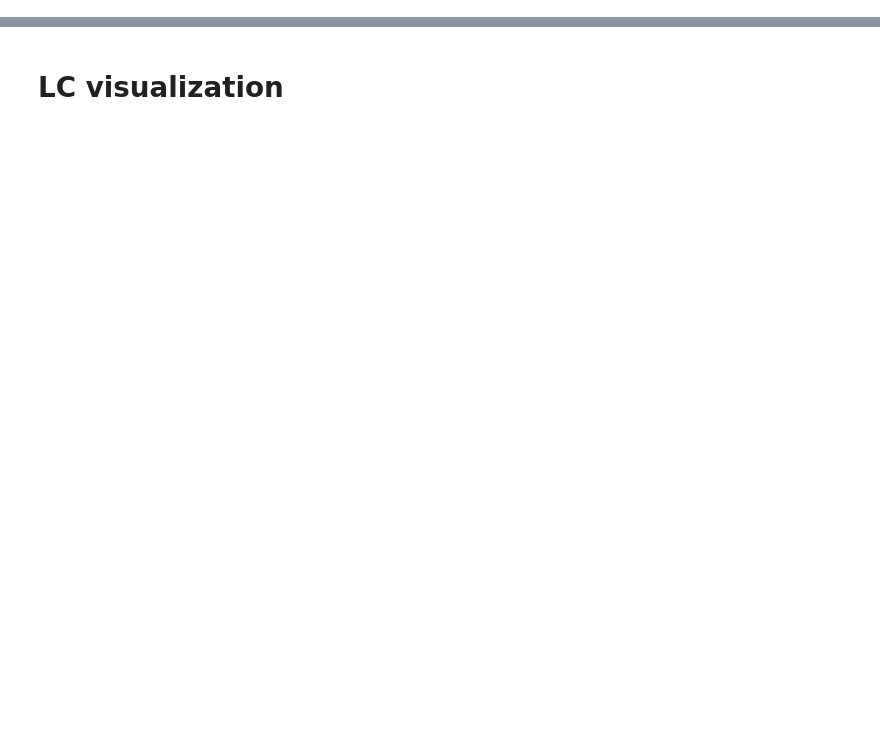
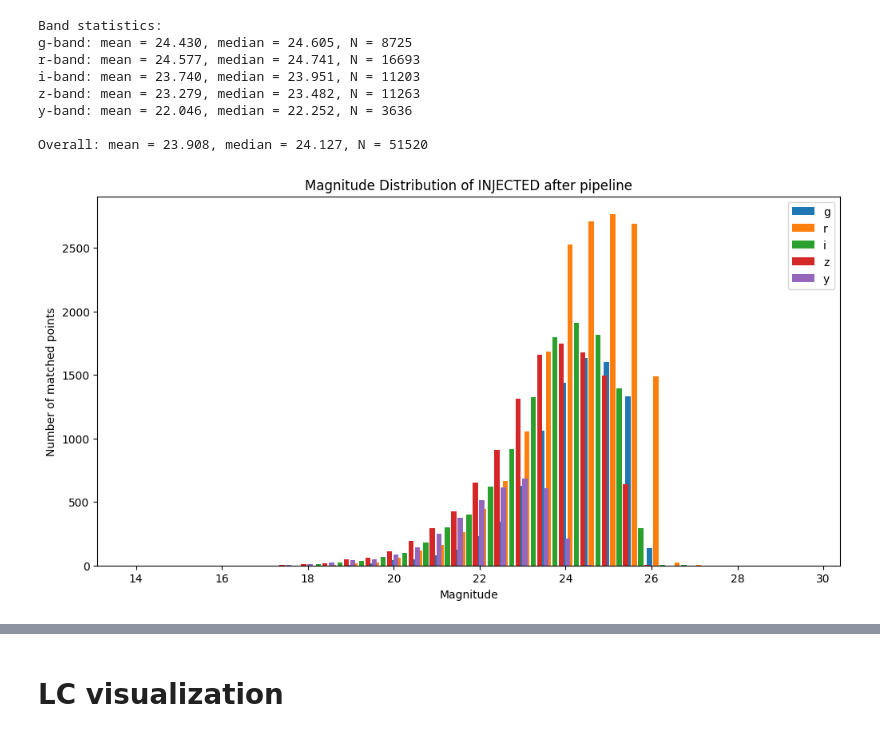
Before and after one commit to rbonnetguerrini/ML4transients, a Jupyter notebook: notebooks/data_loading_example.ipynb, the cells around one changed output, grey strips where cells are left out. Saved outputs shown, nothing was run; the diff lists cells and outputs as text; code cells hidden in the pictures; blank space fills up the shorter version.

```diff
--- a/notebooks/data_loading_example.ipynb
+++ b/notebooks/data_loading_example.ipynb
@@ -29,0 +23,3 @@ Dataset loaded in 0.00 seconds
+# %%
+dataset = DatasetLoader('/sps/lsst/groups/transients/HSC/fouchez/raphael/data/rc2_89570_r015')
+dataset.get_dataset_statistics()
@@ -29,0 +185,40 @@ Dataset loaded in 0.00 seconds
+# %%
+# Print mean and median for each band
+print("Band statistics:")
+for b, mags in matched_mags.items():
+    if len(mags) > 0:
+        print(f"{b}-band: mean = {np.mean(mags):.3f}, median = {np.median(mags):.3f}, N = {len(mags)}")
+    else:
+        print(f"{b}-band: no matched points")
+
+# Print overall mean and median (all bands combined)
+all_mags = np.hstack([mags for mags in matched_mags.values() if len(mags) > 0])
+print(f"\nOverall: mean = {np.mean(all_mags):.3f}, median = {np.median(all_mags):.3f}, N = {len(all_mags)}")
+
+# Plot histogram of matched magnitudes with centered grouped bars
+plt.figure(figsize=(12,6))
+bins = np.arange(14, 30, 0.5)
+bin_centers = 0.5 * (bins[:-1] + bins[1:])
+width = 0.12
+n_bands = len(matched_mags)
+offsets = np.linspace(-width*n_bands/2, width*n_bands/2, n_bands)
+
+for i, (b, mags) in enumerate(matched_mags.items()):
+    counts, _ = np.histogram(mags, bins=bins)
+    plt.bar(bin_centers + offsets[i], counts, width=width, label=b)
+
+plt.xlabel("Magnitude")
+plt.ylabel("Number of matched points")
+plt.title("Magnitude Distribution of INJECTED after pipeline")
+plt.legend()
+plt.show()
+# %% [output]
+Band statistics:
+g-band: mean = 24.430, median = 24.605, N = 8725
+r-band: mean = 24.577, median = 24.741, N = 16693
+i-band: mean = 23.740, median = 23.951, N = 11203
+z-band: mean = 23.279, median = 23.482, N = 11263
+y-band: mean = 22.046, median = 22.252, N = 3636
+
+Overall: mean = 23.908, median = 24.127, N = 51520
+[figure, added]
```
Also changed, not shown: parts of 28 cells of this notebook, 11 other files.
